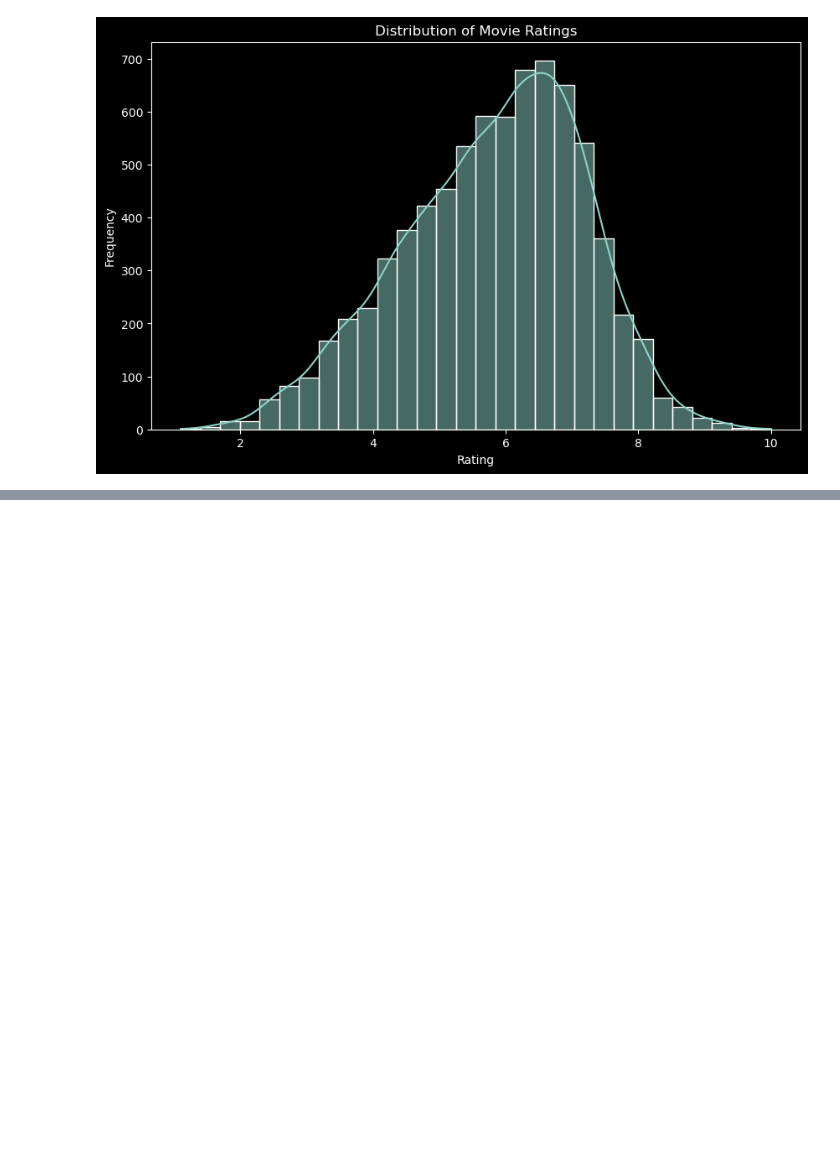
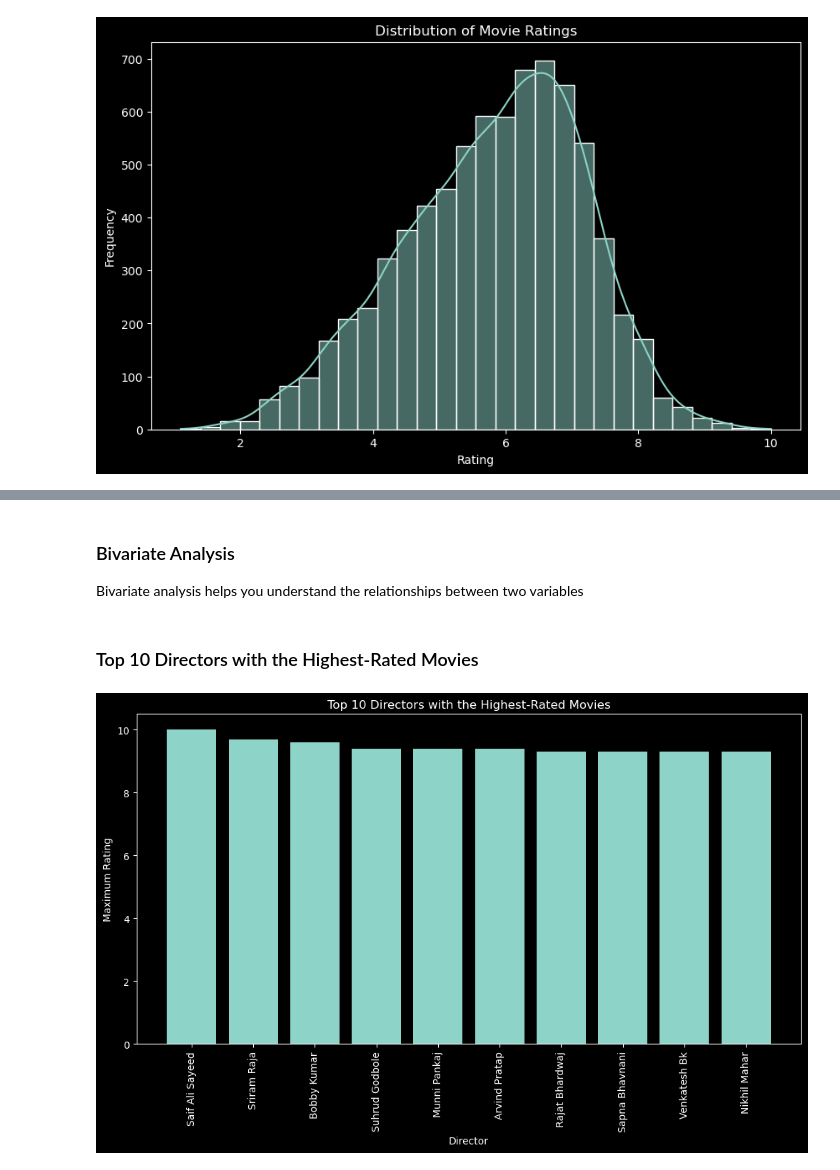
Before and after one commit to marwa9975/CODSOFT_DS02_Movie-Rating-Prediction-with-Python, a Jupyter notebook: index.ipynb, the cells around one changed output, grey strips where cells are left out. Cells and saved outputs as stored; diff of their text form; code cells hidden in the pictures; blank space fills up the shorter version.

```diff
--- a/index.ipynb
+++ b/index.ipynb
@@ -284,0 +355,22 @@ plt.show()
+# %% [markdown]
+### Bivariate Analysis
+Bivariate analysis helps you understand the relationships between two variables
+# %% [markdown]
+### Top 10 Directors with the Highest-Rated Movies
+# %%
+# Group the data by director and find the maximum rating within each group
+directors_max_rating = df.groupby('Director')['Rating'].max()
+
+# Sort the directors by their highest rating in descending order and select the top 10
+top_10_directors = directors_max_rating.sort_values(ascending=False).head(10)
+
+# Create a bar plot to visualize the top 10 directors with the highest-rated movies
+plt.figure(figsize=(12, 6))
+plt.bar(top_10_directors.index, top_10_directors.values)
+plt.title('Top 10 Directors with the Highest-Rated Movies')
+plt.xlabel('Director')
+plt.ylabel('Maximum Rating')
+plt.xticks(rotation=90)
+plt.show()
+# %% [output]
+[figure, added]
```
Also changed, not shown: parts of 22 cells of this notebook.
